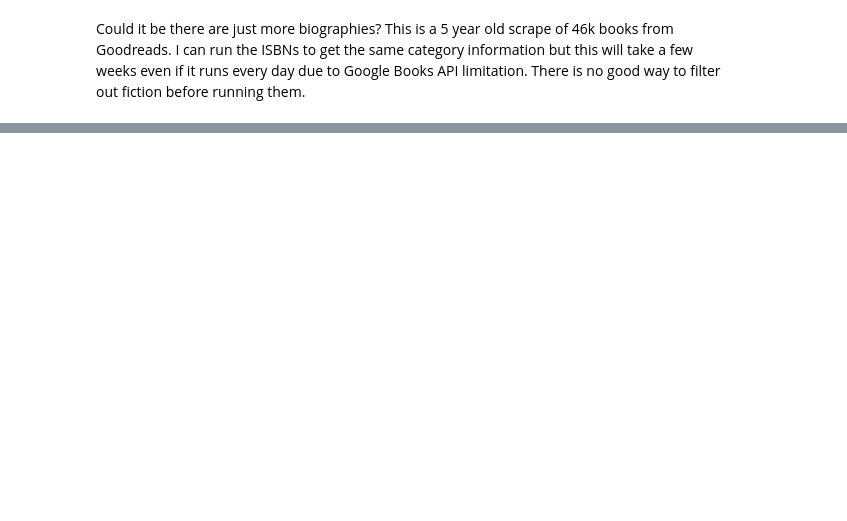
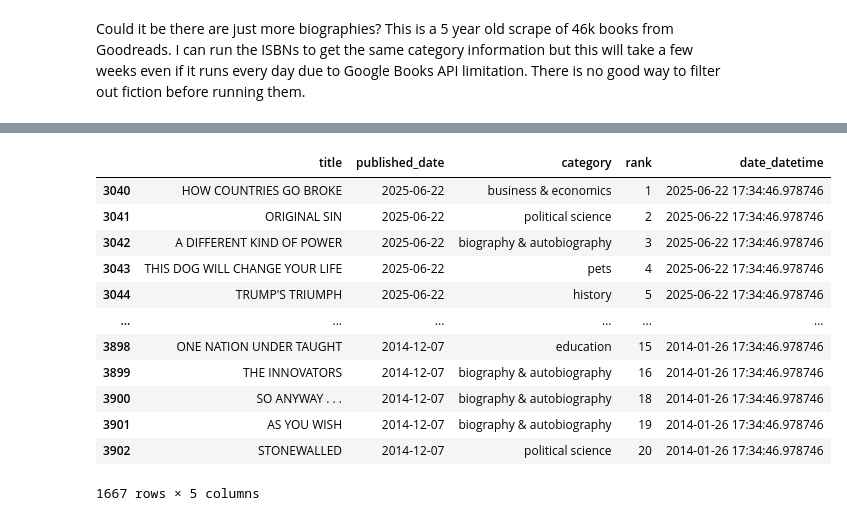
Before and after one commit to nmuffet/books, a Jupyter notebook: books.ipynb, the cells around one changed output, grey strips where cells are left out. Cells and saved outputs as stored; diff of their text form; code cells hidden in the pictures; blank space fills up the shorter version.

```diff
--- a/books.ipynb
+++ b/books.ipynb
@@ -394,0 +663,16 @@ sample_cached.to_csv('sample_cached.csv', index=False)
+# %%
+clean_df
+# %% [output]
+|  | title | published_date | category | rank | date_datetime |
+| 3040 | HOW COUNTRIES GO BROKE | 2025-06-22 | business & economics | 1 | 2025-06-22 17:34:46.978746 |
+| 3041 | ORIGINAL SIN | 2025-06-22 | political science | 2 | 2025-06-22 17:34:46.978746 |
+| 3042 | A DIFFERENT KIND OF POWER | 2025-06-22 | biography & autobiography | 3 | 2025-06-22 17:34:46.978746 |
+| 3043 | THIS DOG WILL CHANGE YOUR LIFE | 2025-06-22 | pets | 4 | 2025-06-22 17:34:46.978746 |
+| 3044 | TRUMP'S TRIUMPH | 2025-06-22 | history | 5 | 2025-06-22 17:34:46.978746 |
+| ... | ... | ... | ... | ... | ... |
+| 3898 | ONE NATION UNDER TAUGHT | 2014-12-07 | education | 15 | 2014-01-26 17:34:46.978746 |
+| 3899 | THE INNOVATORS | 2014-12-07 | biography & autobiography | 16 | 2014-01-26 17:34:46.978746 |
+| 3900 | SO ANYWAY . . . | 2014-12-07 | biography & autobiography | 18 | 2014-01-26 17:34:46.978746 |
+| 3901 | AS YOU WISH | 2014-12-07 | biography & autobiography | 19 | 2014-01-26 17:34:46.978746 |
+| 3902 | STONEWALLED | 2014-12-07 | political science | 20 | 2014-01-26 17:34:46.978746 |
+1667 rows × 5 columns
```
Also changed, not shown: parts of 51 cells of this notebook, 47 other files.
